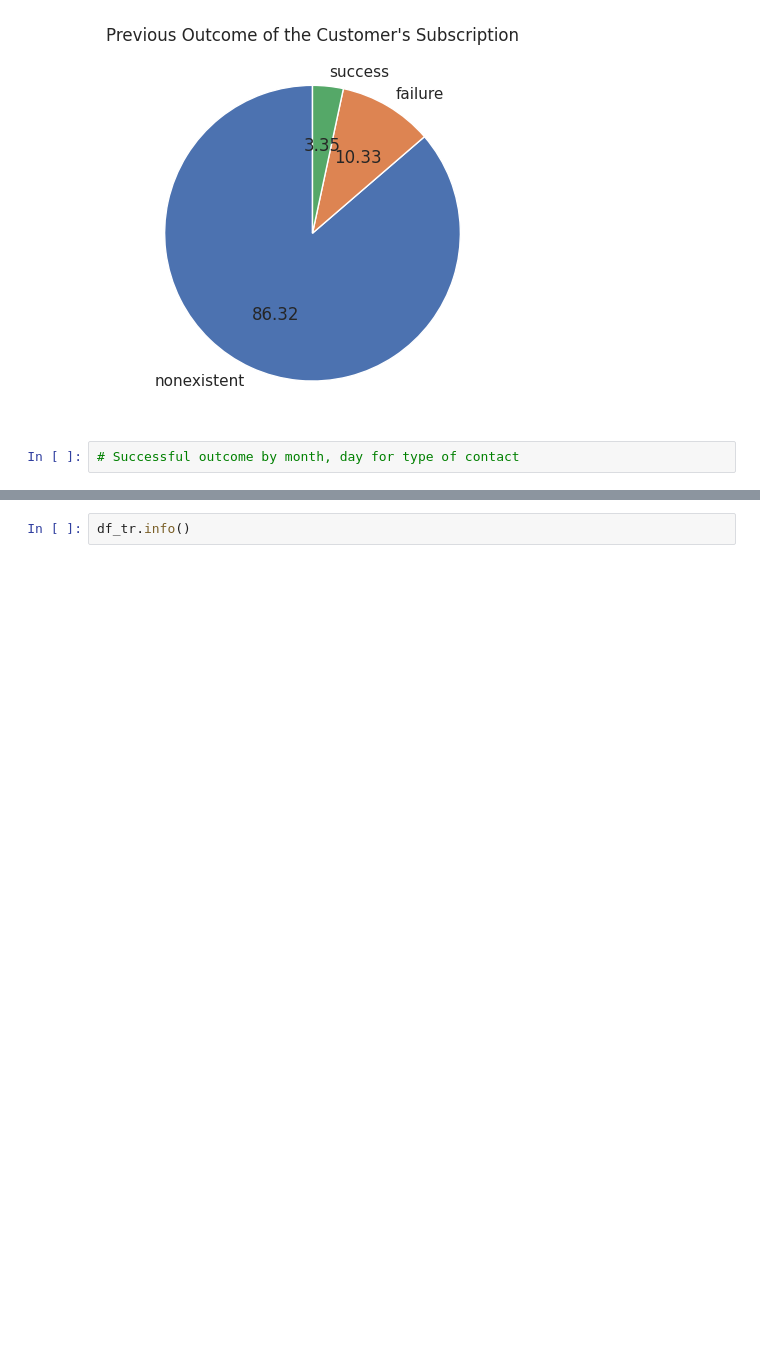
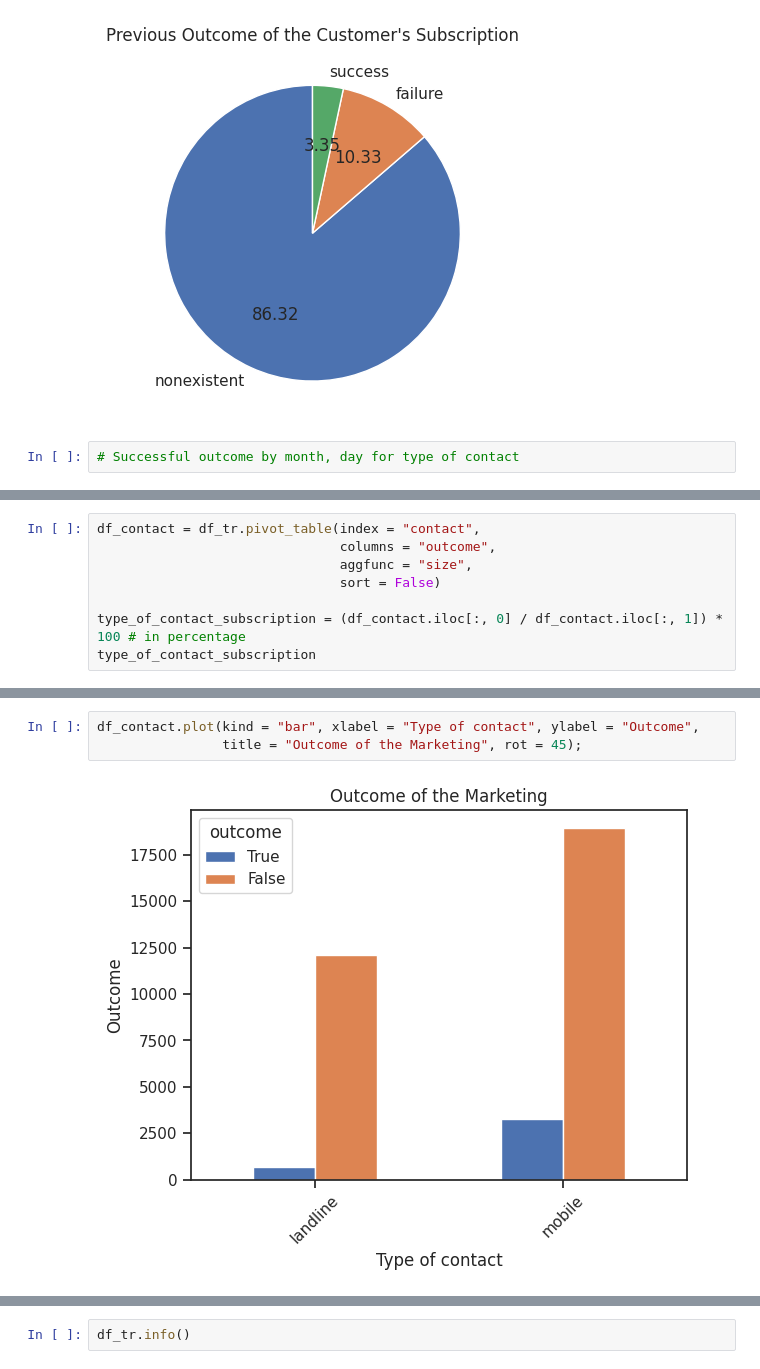
Before and after one commit to krasvachev/Data-Science-Case-Study, a Jupyter notebook: LittleBank_case_study.ipynb, the cells around one changed output, grey strips where cells are left out. Cells and saved outputs as stored; diff of their text form; blank space fills up the shorter version.

```diff
--- a/LittleBank_case_study.ipynb
+++ b/LittleBank_case_study.ipynb
@@ -1003,0 +1000,8 @@ To Do:
+# %%
+df_contact = df_tr.pivot_table(index = "contact",
+                               columns = "outcome",
+                               aggfunc = "size",
+                               sort = False)
+
+type_of_contact_subscription = (df_contact.iloc[:, 0] / df_contact.iloc[:, 1]) * 100 # in percentage
+type_of_contact_subscription
@@ -1003,0 +1014,5 @@ To Do:
+# %%
+df_contact.plot(kind = "bar", xlabel = "Type of contact", ylabel = "Outcome",
+                title = "Outcome of the Marketing", rot = 45);
+# %% [output]
+[figure, added]
```
Also changed, not shown: parts of 39 cells of this notebook, 1 other file.
